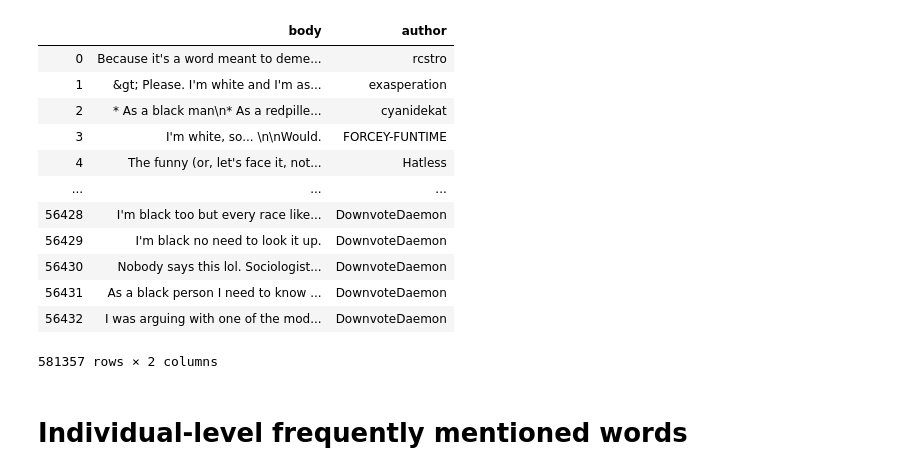
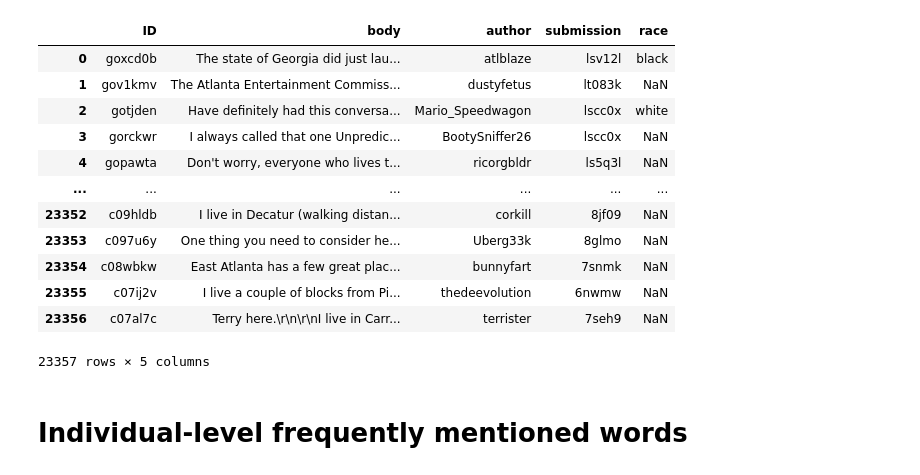
Before and after one commit to HumasLin/racial-segregation-reasons, a Jupyter notebook: micro-level/personal_attention.ipynb, the cells around one changed output. Drawn from its saved outputs; the diff is of its cells as text; code cells hidden in the pictures.

```diff
--- a/micro-level/personal_attention.ipynb
+++ b/micro-level/personal_attention.ipynb
@@ -55,23 +50,22 @@ OSError: [E050] Can't find model 'en_core_web_sm'. It doesn't seem to be a Pytho
 # %%
-database = pd.read_csv('data/complete_data.csv',index_col=0,lineterminator='\n')
-# data_aa = database[database['race']=='black']
-# data_wa = database[database['race']=='white']
+database = pd.read_csv('/content/complete_data.csv',index_col=0,lineterminator='\n')
+data_aa = database[database['race']=='black']
+data_wa = database[database['race']=='white']
+database
+# %% [output]
+|  | ID | body | author | submission | race |
+| 0 | goxcd0b | The state of Georgia did just lau... | atlblaze | lsv12l | black |
+| 1 | gov1kmv | The Atlanta Entertainment Commiss... | dustyfetus | lt083k | NaN |
+| 2 | gotjden | Have definitely had this conversa... | Mario_Speedwagon | lscc0x | white |
+| 3 | gorckwr | I always called that one Unpredic... | BootySniffer26 | lscc0x | NaN |
+| 4 | gopawta | Don't worry, everyone who lives t... | ricorgbldr | ls5q3l | NaN |
+| ... | ... | ... | ... | ... | ... |
+| 23352 | c09hldb | I live in Decatur (walking distan... | corkill | 8jf09 | NaN |
+| 23353 | c097u6y | One thing you need to consider he... | Uberg33k | 8glmo | NaN |
+| 23354 | c08wbkw | East Atlanta has a few great plac... | bunnyfart | 7snmk | NaN |
+| 23355 | c07ij2v | I live a couple of blocks from Pi... | thedeevolution | 6nwmw | NaN |
+| 23356 | c07al7c | Terry here.\r\n\r\nI live in Carr... | terrister | 7seh9 | NaN |
+23357 rows × 5 columns
-# %%
-database
-# %% [output]
-|  | body | author |
-| 0 | Because it's a word meant to deme... | rcstro |
-| 1 | &gt; Please. I'm white and I'm as... | exasperation |
-| 2 | * As a black man\n* As a redpille... | cyanidekat |
-| 3 | I'm white, so... \n\nWould. | FORCEY-FUNTIME |
-| 4 | The funny (or, let's face it, not... | Hatless |
-| ... | ... | ... |
-| 56428 | I'm black too but every race like... | DownvoteDaemon |
-| 56429 | I'm black no need to look it up. | DownvoteDaemon |
-| 56430 | Nobody says this lol. Sociologist... | DownvoteDaemon |
-| 56431 | As a black person I need to know ... | DownvoteDaemon |
-| 56432 | I was arguing with one of the mod... | DownvoteDaemon |
-581357 rows × 2 columns
 # %% [markdown]
 # Individual-level frequently mentioned words
 # %%
```
Also changed, not shown: parts of 22 cells of this notebook, 3 other files.
